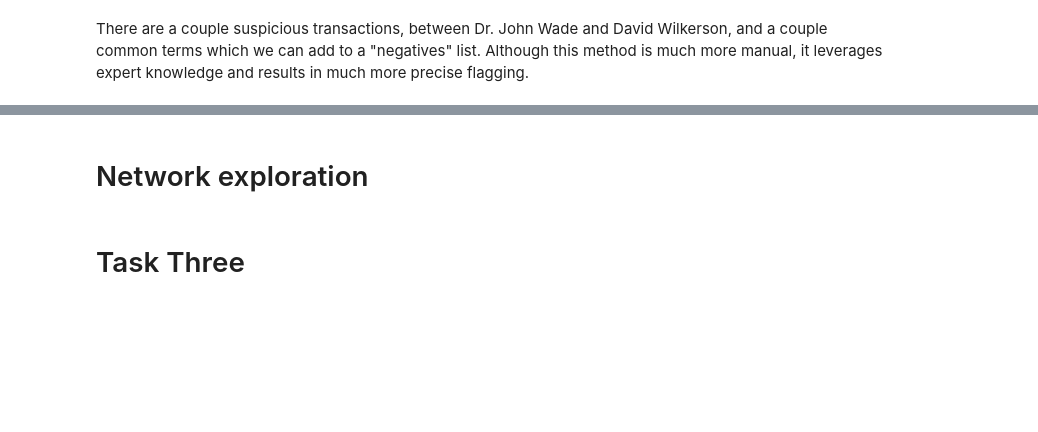
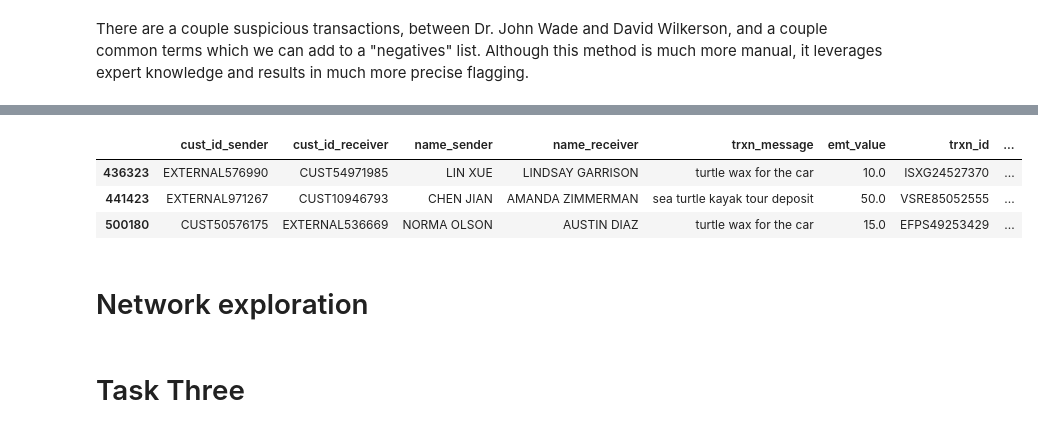
Before and after one commit to jwardbond/2023-imi-bigdata, a Jupyter notebook: eda.ipynb, the cells around one changed output, grey strips where cells are left out. Saved outputs shown, nothing was run; the diff lists cells and outputs as text; code cells hidden in the pictures; blank space fills up the shorter version.

```diff
--- a/eda.ipynb
+++ b/eda.ipynb
@@ -349,3 +389,13 @@ emt[emt['regex_flag']==1]
+# %%
+positives = ['turtle', 'tortoise', 'bile']
+
+emt['regex_flag'] = classify_message_animal_trafficking(emt['trxn_message'], positives, negatives)
+emt[emt['regex_flag']==1]
+# %% [output]
+|  | cust_id_sender | cust_id_receiver | name_sender | name_receiver | trxn_message | emt_value | trxn_id | ... |
+| 436323 | EXTERNAL576990 | CUST54971985 | LIN XUE | LINDSAY GARRISON | turtle wax for the car | 10.0 | ISXG24527370 | ... |
+| 441423 | EXTERNAL971267 | CUST10946793 | CHEN JIAN | AMANDA ZIMMERMAN | sea turtle kayak tour deposit | 50.0 | VSRE85052555 | ... |
+| 500180 | CUST50576175 | EXTERNAL536669 | NORMA OLSON | AUSTIN DIAZ | turtle wax for the car | 15.0 | EFPS49253429 | ... |
 # %% [markdown]
 # Network exploration
 # %% [markdown]
```
Also changed, not shown: parts of 12 cells of this notebook, 13 other files.
